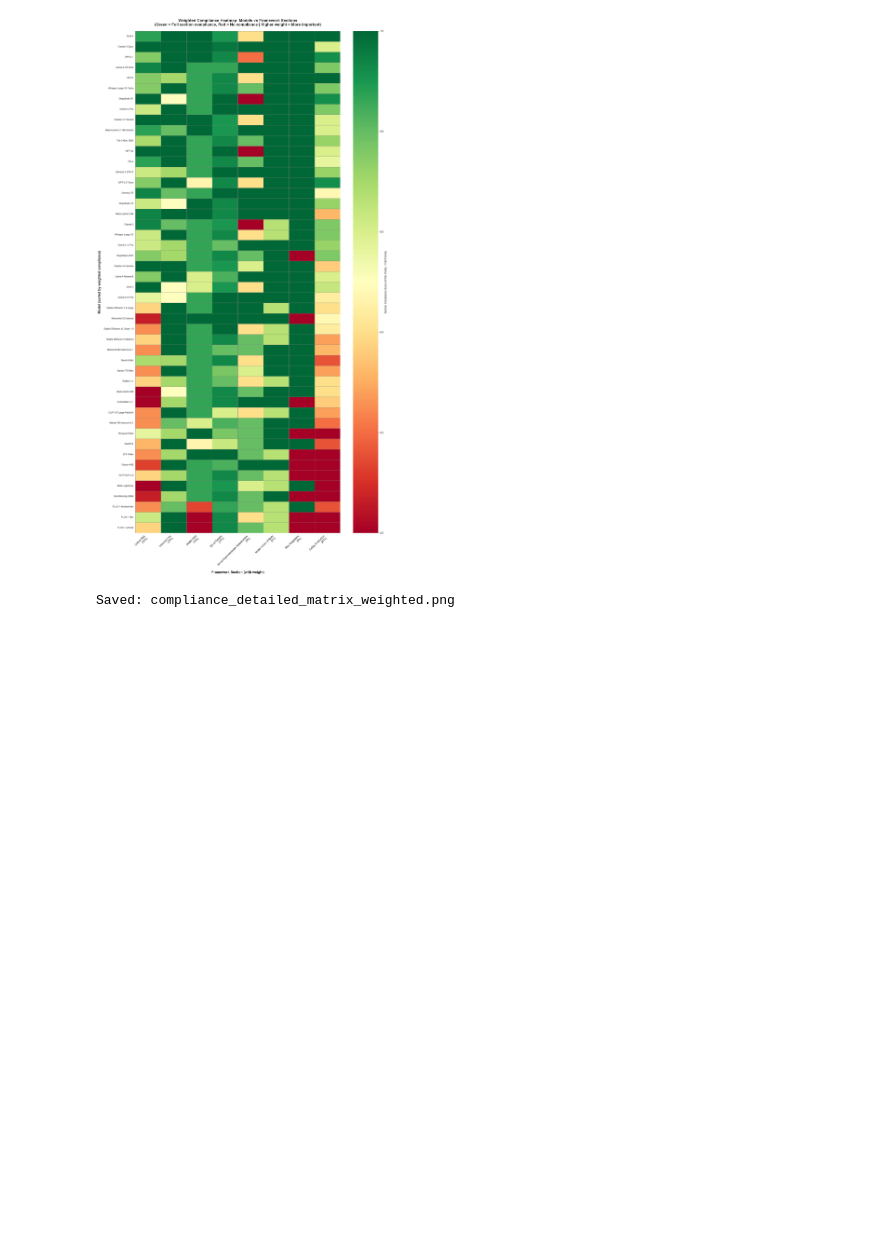
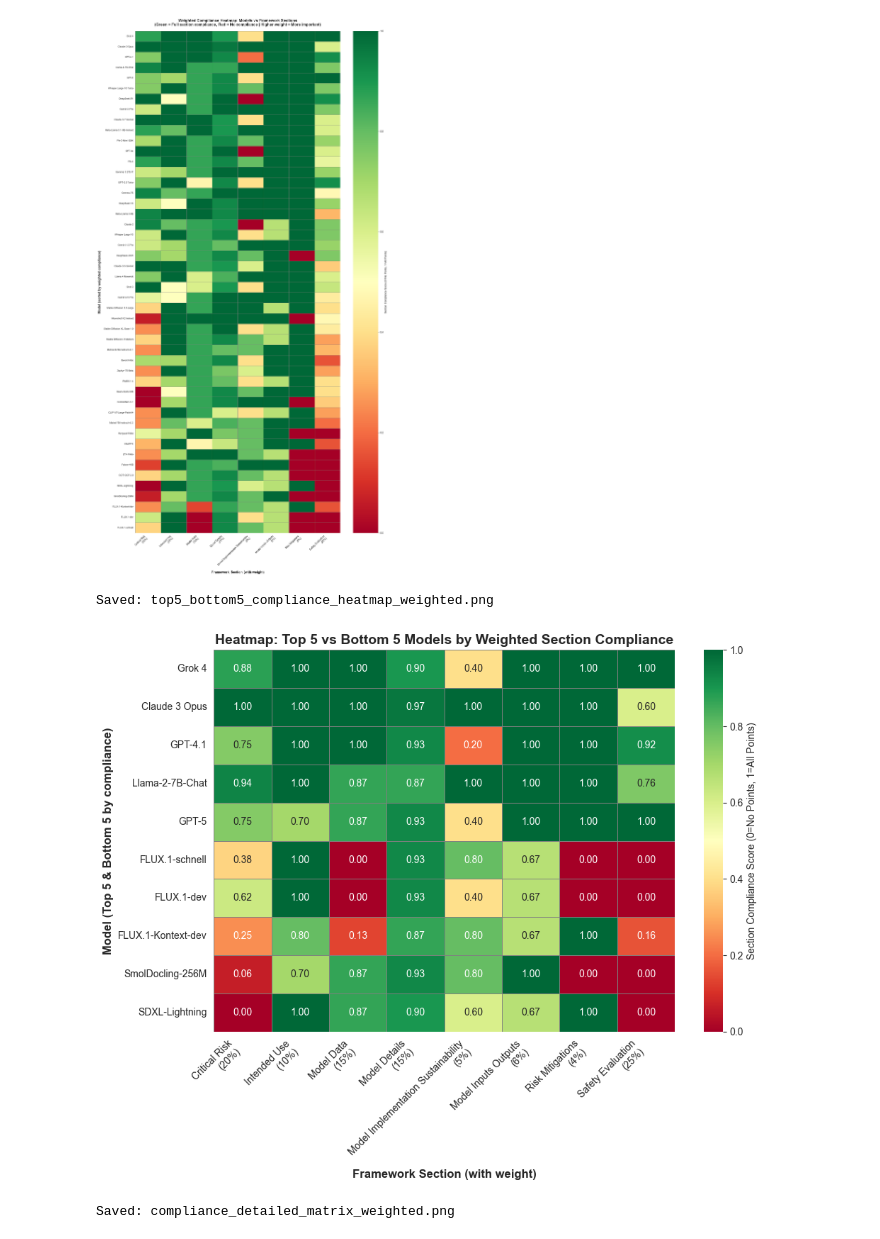
Before and after one commit to fazmain/Policy-Hacks, a Jupyter notebook: model-compliance-framework/analysis.ipynb, the cells around one changed output. Saved outputs shown, nothing was run; the diff lists cells and outputs as text; code cells hidden in the pictures; blank space fills up the shorter version.

Commit message:
Update execution counts and modify data file reference in analysis notebook; add heatmap visualization for top and bottom model compliance.

```diff
--- a/model-compliance-framework/analysis.ipynb
+++ b/model-compliance-framework/analysis.ipynb
@@ -43,7 +43,7 @@ print("Libraries loaded successfully!")
 Libraries loaded successfully!
 # %%
 # Load the framework compliance data from JSON file
-with open('framework_info.json', 'r') as f:
+with open('data.json', 'r') as f:
     data = json.load(f)
 
 # Define the weighted scoring system based on your framework
@@ -414,6 +414,49 @@ plt.show()
 # %% [output]
 Saved: compliance_heatmap_weighted.png
 [figure]
+# %%
+# Create a heatmap comparing the top 5 and bottom 5 models by overall weighted compliance
+
+# Get top 5 and bottom 5 models by weighted compliance percentage
+top_5_models = model_compliance.sort_values('weighted_compliance_pct', ascending=False)['model'].head(5).tolist()
+bottom_5_models = model_compliance.sort_values('weighted_compliance_pct', ascending=True)['model'].head(5).tolist()
+selected_models = top_5_models + bottom_5_models
+
+# Filter section-level compliance pivot to these models
+section_pivot_selected = section_pivot.loc[selected_models]
+
+# Create the heatmap
+fig, ax = plt.subplots(figsize=(10, 8))
+
+sns.heatmap(section_pivot_selected,
+            annot=True,
+            fmt=".2f",
+            cmap='RdYlGn',
+            cbar_kws={'label': 'Section Compliance Score (0=No Points, 1=All Points)'},
+            linewidths=0.5,
+            linecolor='gray',
+            vmin=0, vmax=1,
+            ax=ax)
+
+# Labeling x and y axes, formatting section names with weights
+section_names_with_weights = []
+for s in section_pivot_selected.columns:
+    clean_name = s.replace('-', ' ').title()
+    weight = section_weights.get(s, 0)
+    section_names_with_weights.append(f"{clean_name}\n({weight}%)")
+ax.set_xticklabels(section_names_with_weights, rotation=45, ha='right', fontsize=10)
+ax.set_yticklabels(section_pivot_selected.index, fontsize=10)
+ax.set_xlabel('Framework Section (with weight)', fontsize=12, fontweight='bold')
+ax.set_ylabel('Model (Top 5 & Bottom 5 by compliance)', fontsize=12, fontweight='bold')
+ax.set_title('Heatmap: Top 5 vs Bottom 5 Models by Weighted Section Compliance', fontsize=14, fontweight='bold')
+
+plt.tight_layout()
+plt.savefig('top5_bottom5_compliance_heatmap_weighted.png', dpi=300, bbox_inches='tight')
+print("Saved: top5_bottom5_compliance_heatmap_weighted.png")
+plt.show()
+# %% [output]
+Saved: top5_bottom5_compliance_heatmap_weighted.png
+[figure, added]
 # %%
 # Create a highly detailed heatmap showing ALL individual checks with their weights
 # This shows the granular compliance for each specific check in the framework
```
Also changed, not shown: 1 other file.
